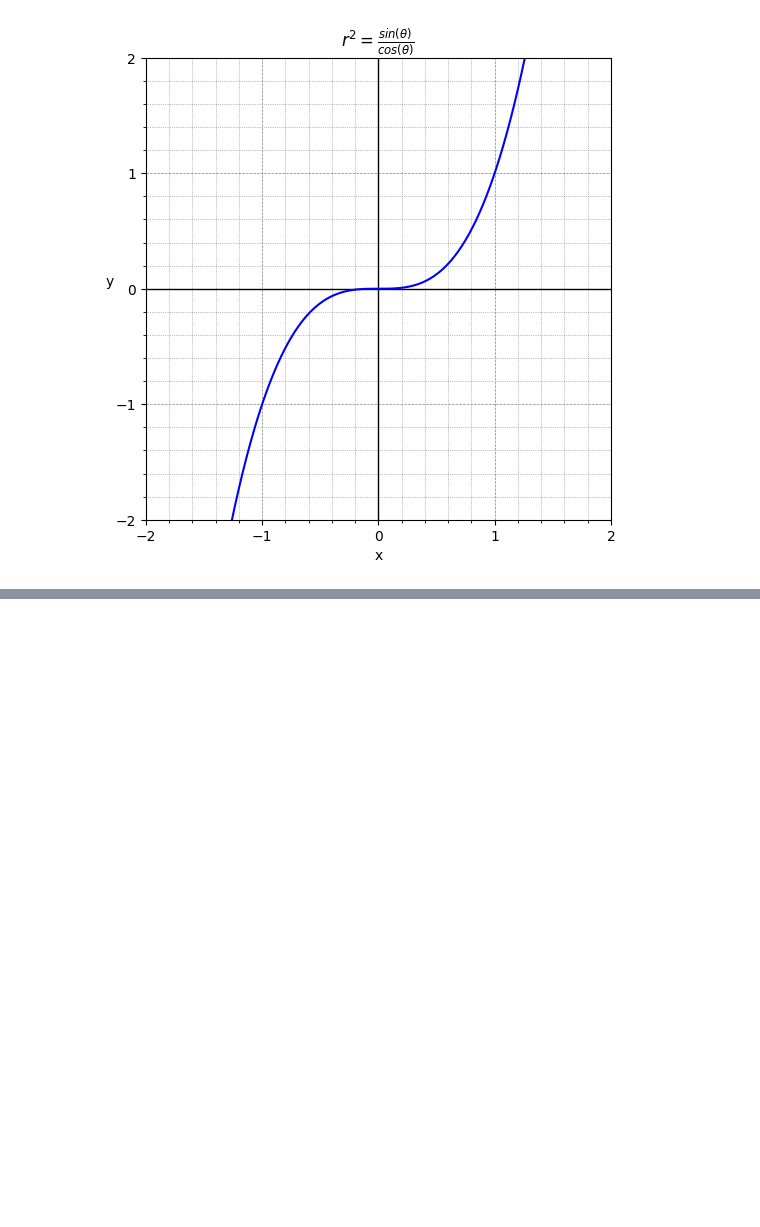
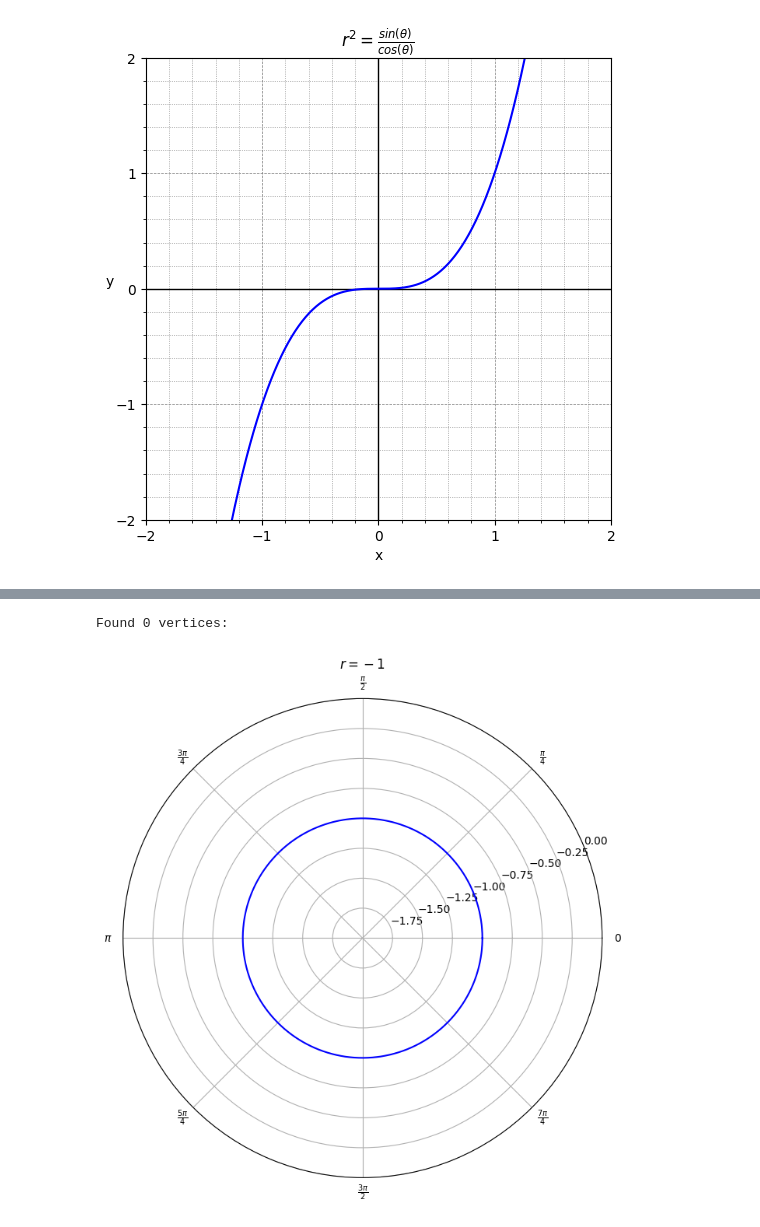
Before and after one commit to seanjiangsh/math-practice, a Jupyter notebook: pre-calculus/pre-calculus.ipynb, the cells around one changed output, grey strips where cells are left out. Cells and saved outputs as stored; diff of their text form; code cells hidden in the pictures; blank space fills up the shorter version.

```diff
--- a/pre-calculus/pre-calculus.ipynb
+++ b/pre-calculus/pre-calculus.ipynb
@@ -151,0 +178,11 @@ plot_lines(title, lines, limits=limits)
+# %%
+# r = -1
+title = "$r = -1$"
+equation = lambda theta: -1
+limits = (-2, 0)
+
+# Create the polar plot
+plot_polar_equation(title, equation, limits=limits)
+# %% [output]
+Found 0 vertices:
+[figure, added]
```
Also changed, not shown: parts of 7 cells of this notebook, 2 other files.
